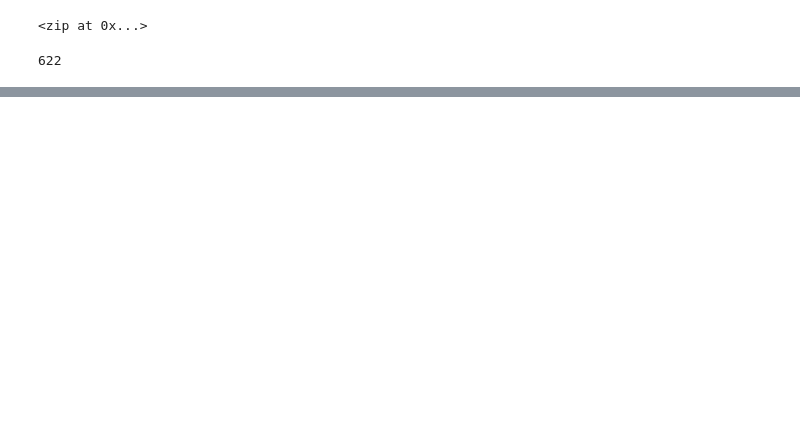
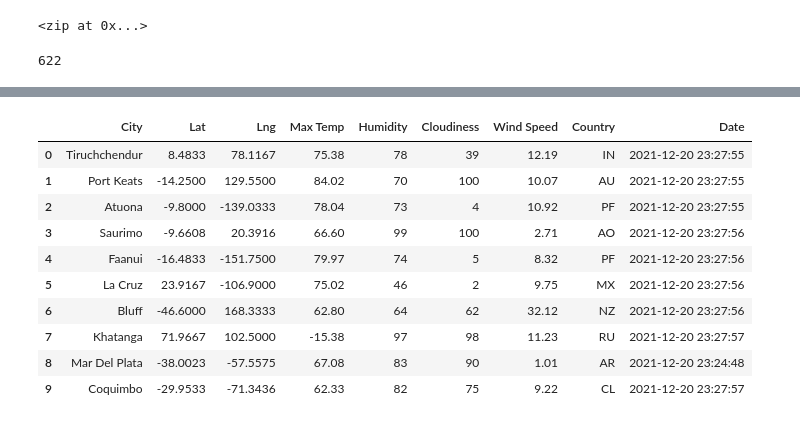
Before and after one commit to whwilson53/World_Weather_Analysis, a Jupyter notebook: WeatherPy.ipynb, the cells around one changed output, grey strips where cells are left out. Saved outputs shown, nothing was run; the diff lists cells and outputs as text; code cells hidden in the pictures; blank space fills up the shorter version.

```diff
--- a/WeatherPy.ipynb
+++ b/WeatherPy.ipynb
@@ -32,0 +132,16 @@ len(cities)
+# %%
+# Convert the array of dictionaries to a Pandas DataFrame.
+city_data_df = pd.DataFrame(city_data)
+city_data_df.head(10)
+# %% [output]
+|  | City | Lat | Lng | Max Temp | Humidity | Cloudiness | Wind Speed | Country | Date |
+| 0 | Tiruchchendur | 8.4833 | 78.1167 | 75.38 | 78 | 39 | 12.19 | IN | 2021-12-20 23:27:55 |
+| 1 | Port Keats | -14.2500 | 129.5500 | 84.02 | 70 | 100 | 10.07 | AU | 2021-12-20 23:27:55 |
+| 2 | Atuona | -9.8000 | -139.0333 | 78.04 | 73 | 4 | 10.92 | PF | 2021-12-20 23:27:55 |
+| 3 | Saurimo | -9.6608 | 20.3916 | 66.60 | 99 | 100 | 2.71 | AO | 2021-12-20 23:27:56 |
+| 4 | Faanui | -16.4833 | -151.7500 | 79.97 | 74 | 5 | 8.32 | PF | 2021-12-20 23:27:56 |
+| 5 | La Cruz | 23.9167 | -106.9000 | 75.02 | 46 | 2 | 9.75 | MX | 2021-12-20 23:27:56 |
+| 6 | Bluff | -46.6000 | 168.3333 | 62.80 | 64 | 62 | 32.12 | NZ | 2021-12-20 23:27:56 |
+| 7 | Khatanga | 71.9667 | 102.5000 | -15.38 | 97 | 98 | 11.23 | RU | 2021-12-20 23:27:57 |
+| 8 | Mar Del Plata | -38.0023 | -57.5575 | 67.08 | 83 | 90 | 1.01 | AR | 2021-12-20 23:24:48 |
+| 9 | Coquimbo | -29.9533 | -71.3436 | 62.33 | 82 | 75 | 9.22 | CL | 2021-12-20 23:27:57 |
```
Also changed, not shown: parts of 7 cells of this notebook, 3 other files.
